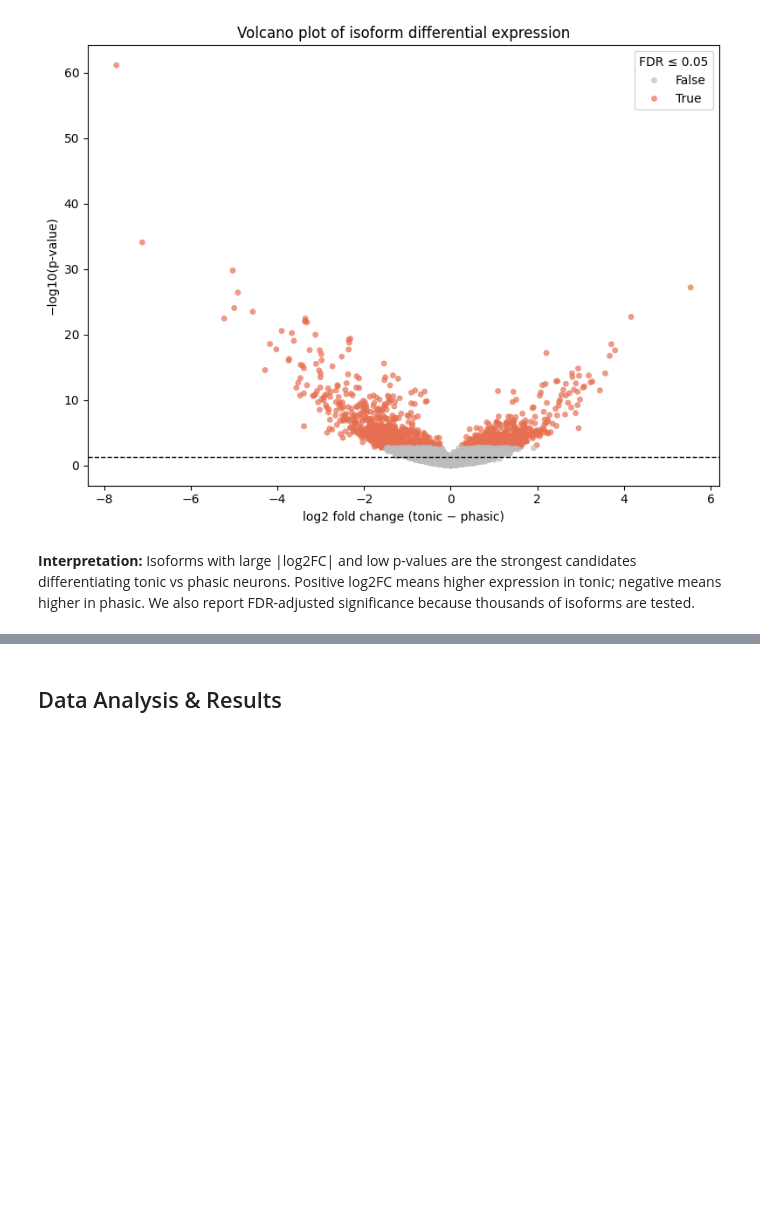
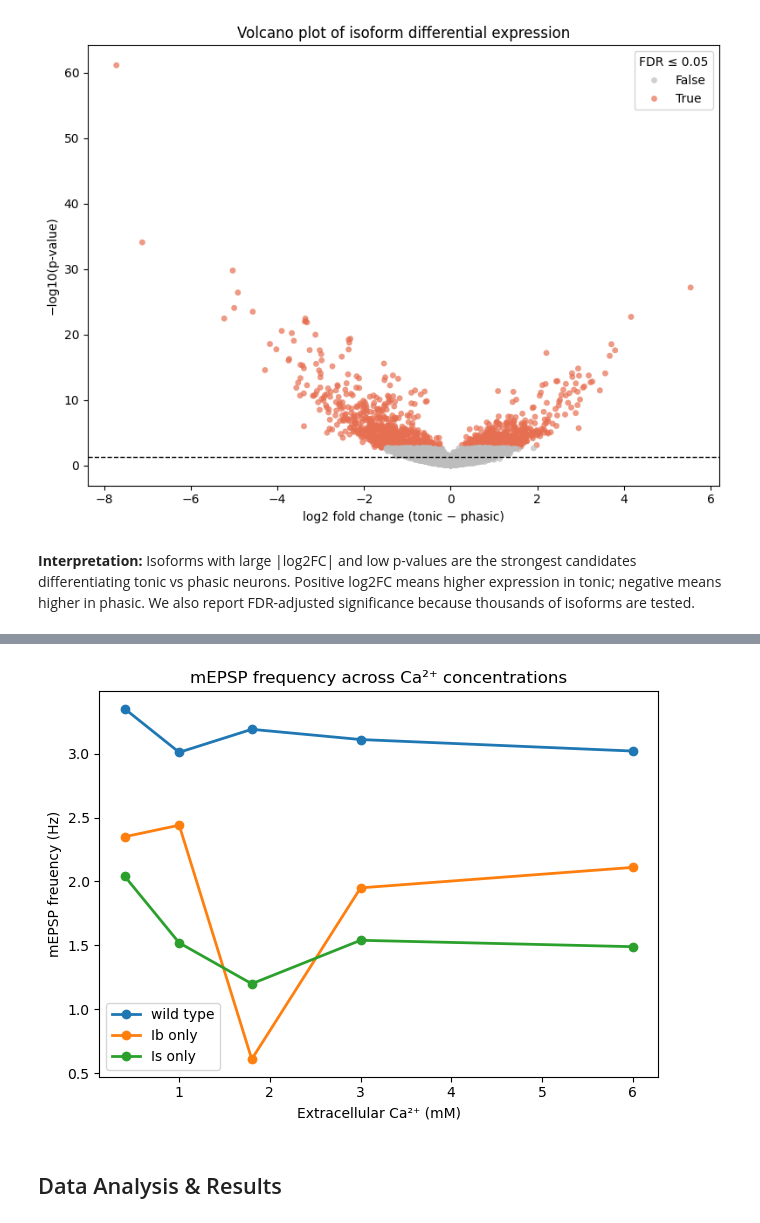
Before and after one commit to esmcclung/Group_12_Cells_Mini_Project, a Jupyter notebook: CellTypesProject_template.ipynb, the cells around one changed output, grey strips where cells are left out. Drawn from its saved outputs; the diff is of its cells as text; code cells hidden in the pictures; blank space fills up the shorter version.

```diff
--- a/CellTypesProject_template.ipynb
+++ b/CellTypesProject_template.ipynb
@@ -292,3 +367,19 @@ plt.show()
+# %%
+fig, ax = plt.subplots()
+
+for neuron in ['wild type', 'Ib only ', 'Is only ']:
+    sub = freq_summary[freq_summary['Label'] == neuron]
+    ax.plot(sub['[Ca2+] (mM)'], sub['mEPSP_freq_mean'], marker='o', linewidth=2, label=neuron)
+
+ax.set_xlabel('Extracellular Ca²⁺ (mM)')
+ax.set_ylabel('mEPSP freuency (Hz)')
+ax.set_title('mEPSP frequency across Ca²⁺ concentrations')
+ax.legend()
+
+plt.tight_layout()
+plt.show()
+# %% [output]
+[figure, added]
 # %% [markdown]
 ## Data Analysis & Results
 # %% [markdown]
```
Also changed, not shown: parts of 5 cells of this notebook.
